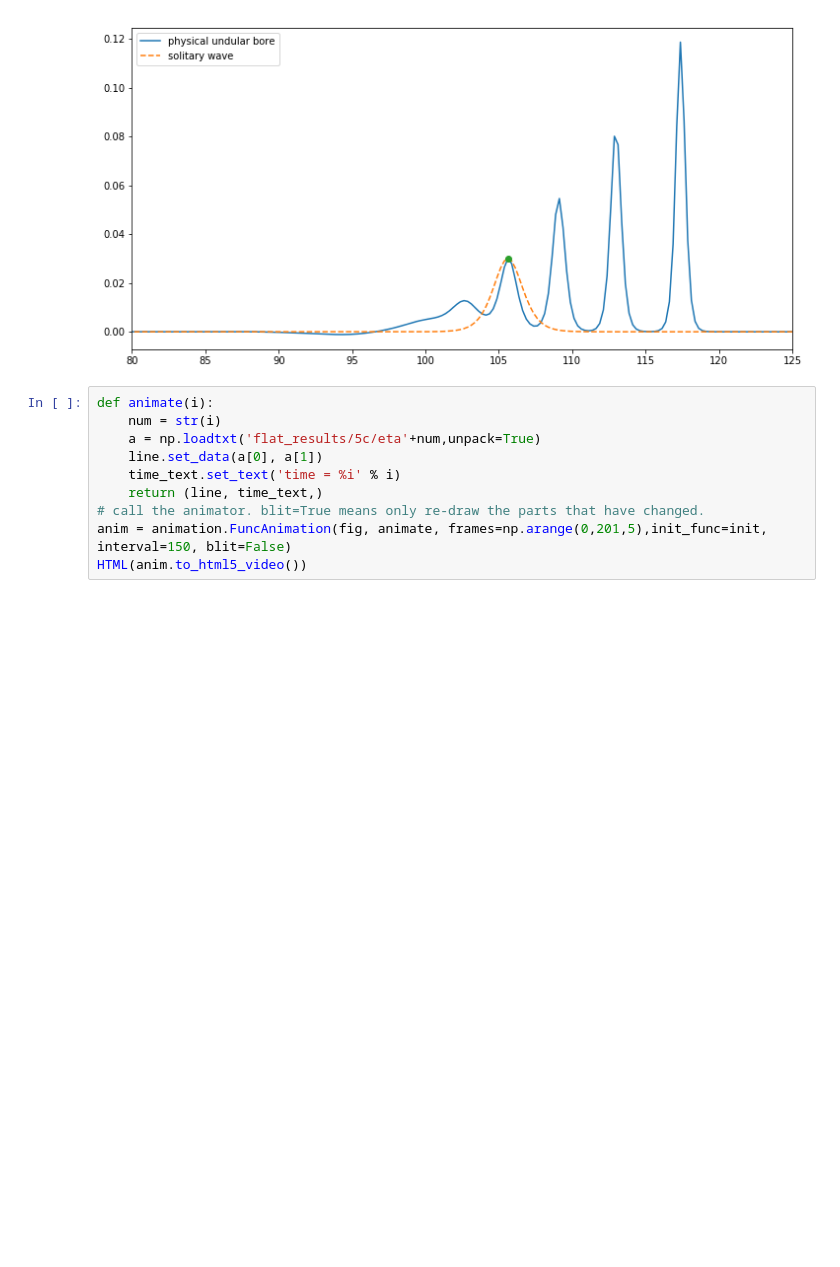
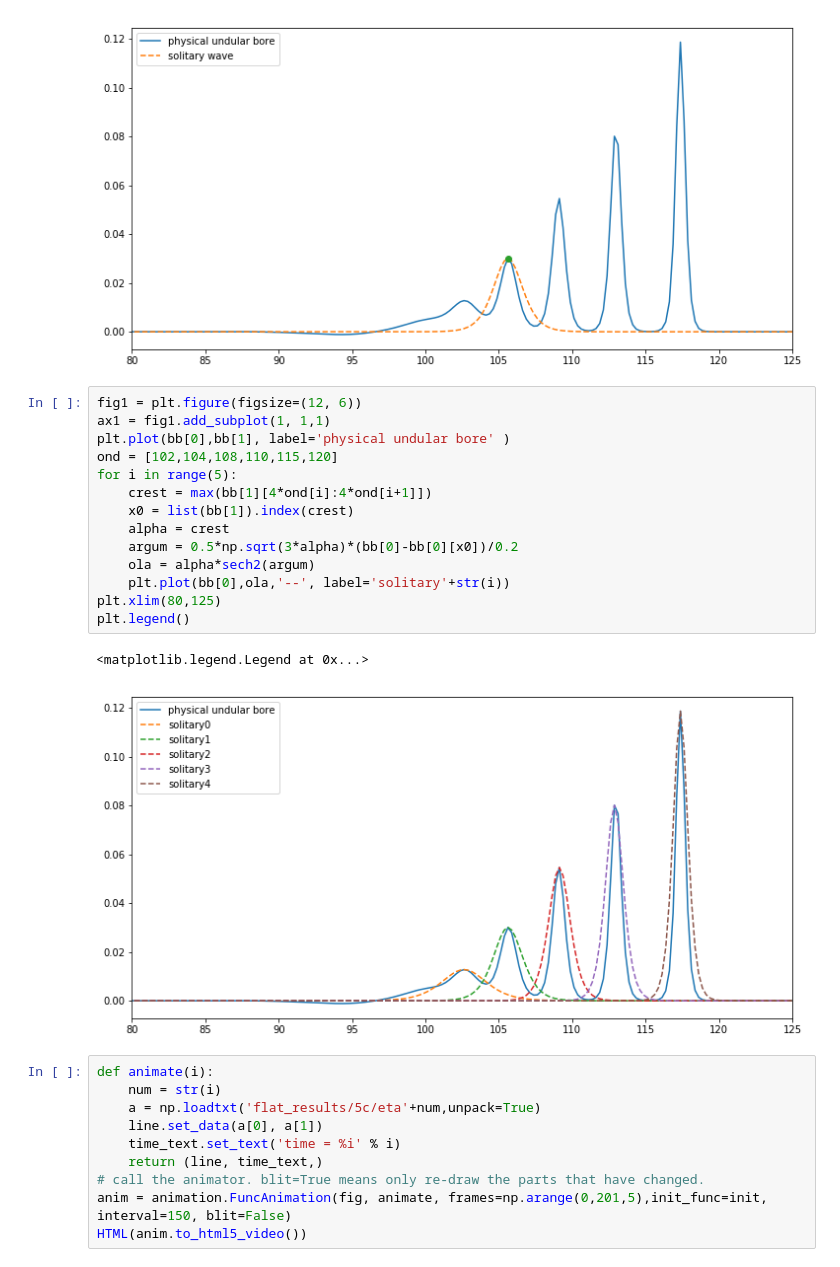
Before and after one commit to Reyna-RT/MEK9320, a Jupyter notebook: Second Assignment results.ipynb, the cells around one changed output. Cells and saved outputs as stored; diff of their text form; blank space fills up the shorter version.

Commit message:
Solitary waves added

```diff
--- a/Second Assignment results.ipynb
+++ b/Second Assignment results.ipynb
@@ -1143,6 +1143,23 @@ plt.legend()
 # %% [output]
 <matplotlib.legend.Legend at 0x...>
 [figure]
+# %%
+fig1 = plt.figure(figsize=(12, 6))
+ax1 = fig1.add_subplot(1, 1,1)
+plt.plot(bb[0],bb[1], label='physical undular bore' )
+ond = [102,104,108,110,115,120]
+for i in range(5):
+    crest = max(bb[1][4*ond[i]:4*ond[i+1]])
+    x0 = list(bb[1]).index(crest)
+    alpha = crest
+    argum = 0.5*np.sqrt(3*alpha)*(bb[0]-bb[0][x0])/0.2
+    ola = alpha*sech2(argum)
+    plt.plot(bb[0],ola,'--', label='solitary'+str(i))
+plt.xlim(80,125)
+plt.legend()
+# %% [output]
+<matplotlib.legend.Legend at 0x...>
+[figure, added]
 # %%
 def animate(i):
     num = str(i)
```
